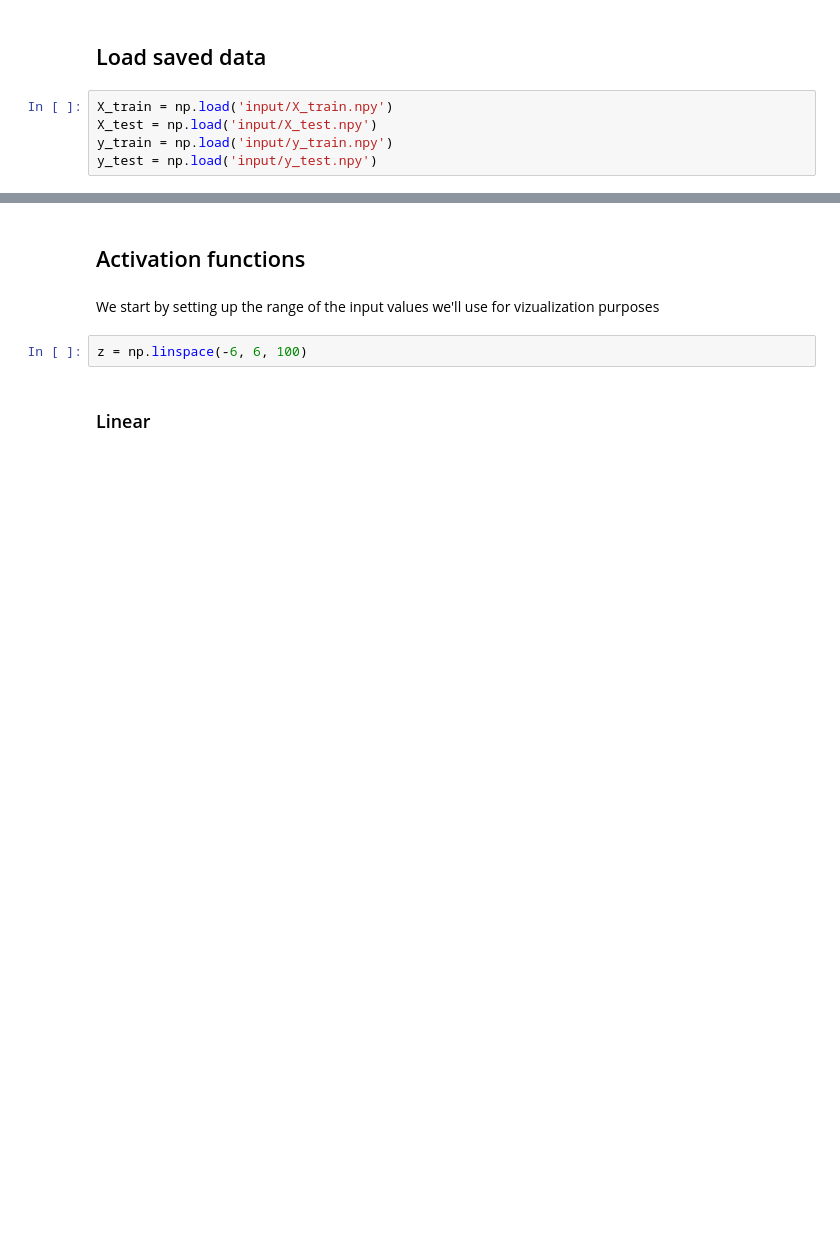
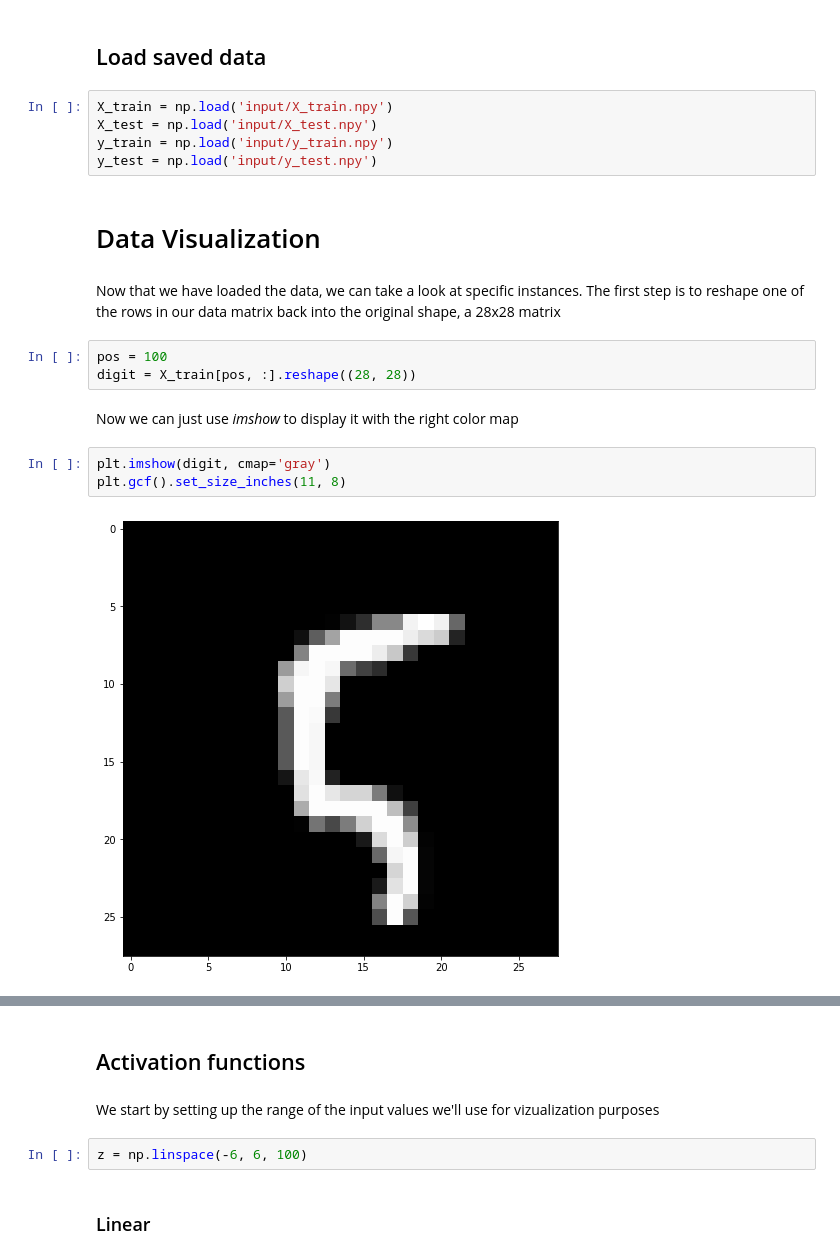
Before and after one commit to DataForScience/DeepLearning, a Jupyter notebook: Forward Propagation.ipynb, the cells around one changed output, grey strips where cells are left out. Drawn from its saved outputs; the diff is of its cells as text; blank space fills up the shorter version.

```diff
--- a/Forward Propagation.ipynb
+++ b/Forward Propagation.ipynb
@@ -45,3 +45,17 @@ X_train = np.load('input/X_train.npy')
 X_test = np.load('input/X_test.npy')
 y_train = np.load('input/y_train.npy')
 y_test = np.load('input/y_test.npy')
+# %% [markdown]
+# Data Visualization
+# %% [markdown]
+Now that we have loaded the data, we can take a look at specific instances. The first step is to reshape one of the rows in our data matrix back into the original shape, a 28x28 matrix
+# %%
+pos = 100
+digit = X_train[pos, :].reshape((28, 28))
+# %% [markdown]
+Now we can just use *imshow* to display it with the right color map
+# %%
+plt.imshow(digit, cmap='gray')
+plt.gcf().set_size_inches(11, 8)
+# %% [output]
+[figure, added]
```
Also changed, not shown: parts of 4 cells of this notebook, 5 other files.
